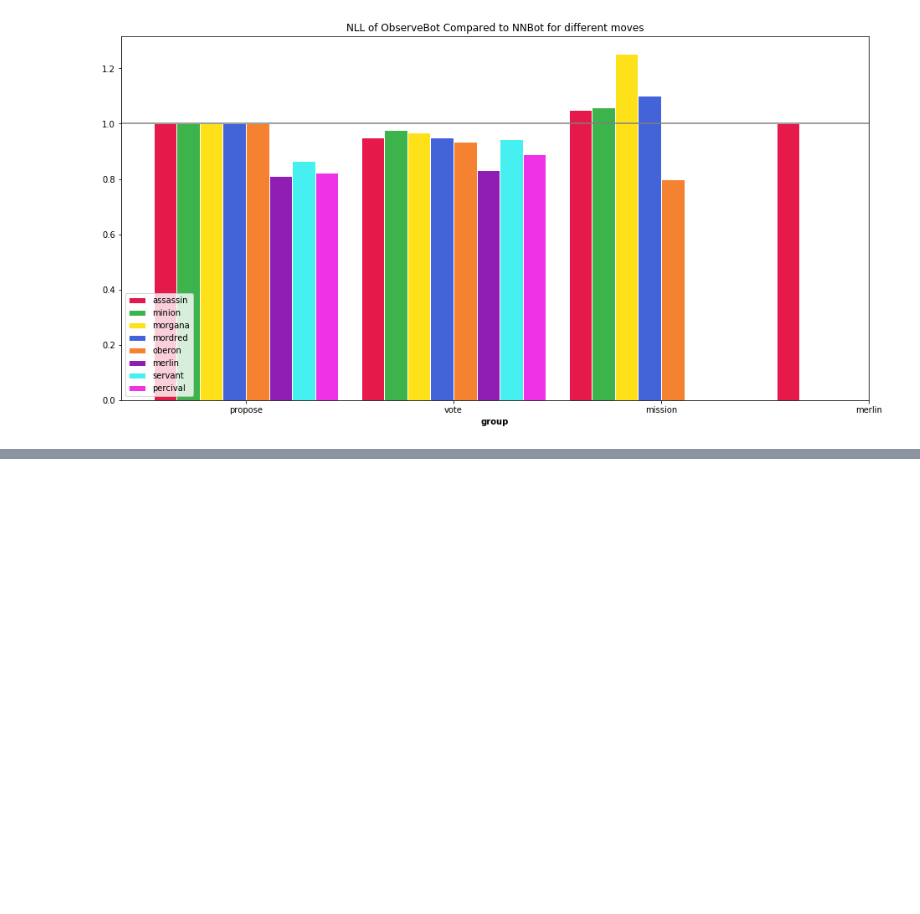
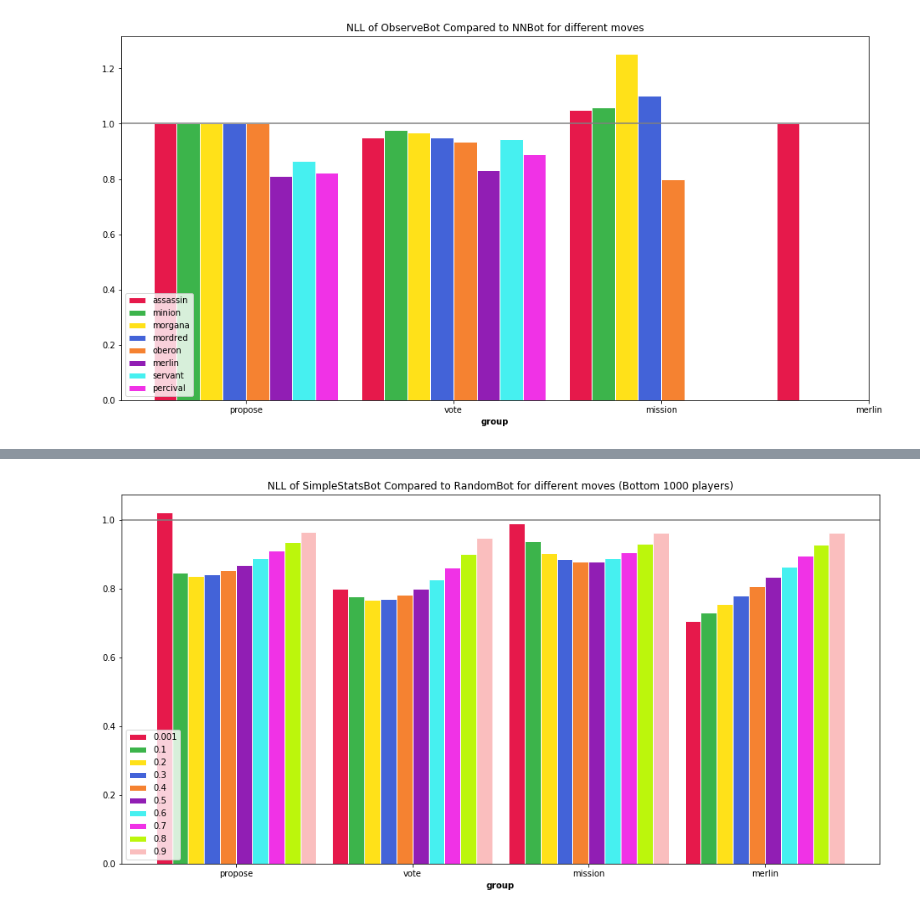
Before and after one commit to Detry322/avalon-bot, a Jupyter notebook: battlefield/Graphs.ipynb, the cells around one changed output, grey strips where cells are left out. Cells and saved outputs as stored; diff of their text form; code cells hidden in the pictures; blank space fills up the shorter version.

```diff
--- a/battlefield/Graphs.ipynb
+++ b/battlefield/Graphs.ipynb
@@ -126,0 +161,21 @@ grouped_barplot(plot_title, roles, move_types, 1.0, *serieses)
+# %%
+TOP100_PLAYERS = RAND_DATA.player.value_counts()[:100].reset_index()['index']
+SSB_TOP100_DATA = SSB_DATA[SSB_DATA.player.isin(TOP100_PLAYERS)]
+RAND_TOP100_DATA = RAND_DATA[RAND_DATA.player.isin(TOP100_PLAYERS)]
+plot_title = "NLL of SimpleStatsBot Compared to RandomBot for different moves (Bottom 1000 players)"
+trembles = [0.001, 0.1, 0.2, 0.3, 0.4, 0.5, 0.6, 0.7, 0.8, 0.9]
+move_types = ["propose", "vote", "mission", "merlin"]
+rand_perf = {
+    typ: RAND_TOP100_DATA[(RAND_TOP100_DATA.type == typ) & (RAND_TOP100_DATA.trembling_hand_prob == 0.1)].nll.sum()
+    for typ in move_types
+}
+serieses = [
+    [
+        SSB_TOP100_DATA[(SSB_TOP100_DATA.type == typ) & (SSB_TOP100_DATA.trembling_hand_prob == p)].nll.sum()/rand_perf[typ]
+        for typ in move_types
+    ]
+    for p in trembles
+]
+grouped_barplot(plot_title, trembles, move_types, 1.0, *serieses)
+# %% [output]
+[figure, added]
```
Also changed, not shown: parts of 10 cells of this notebook, 7 other files.
